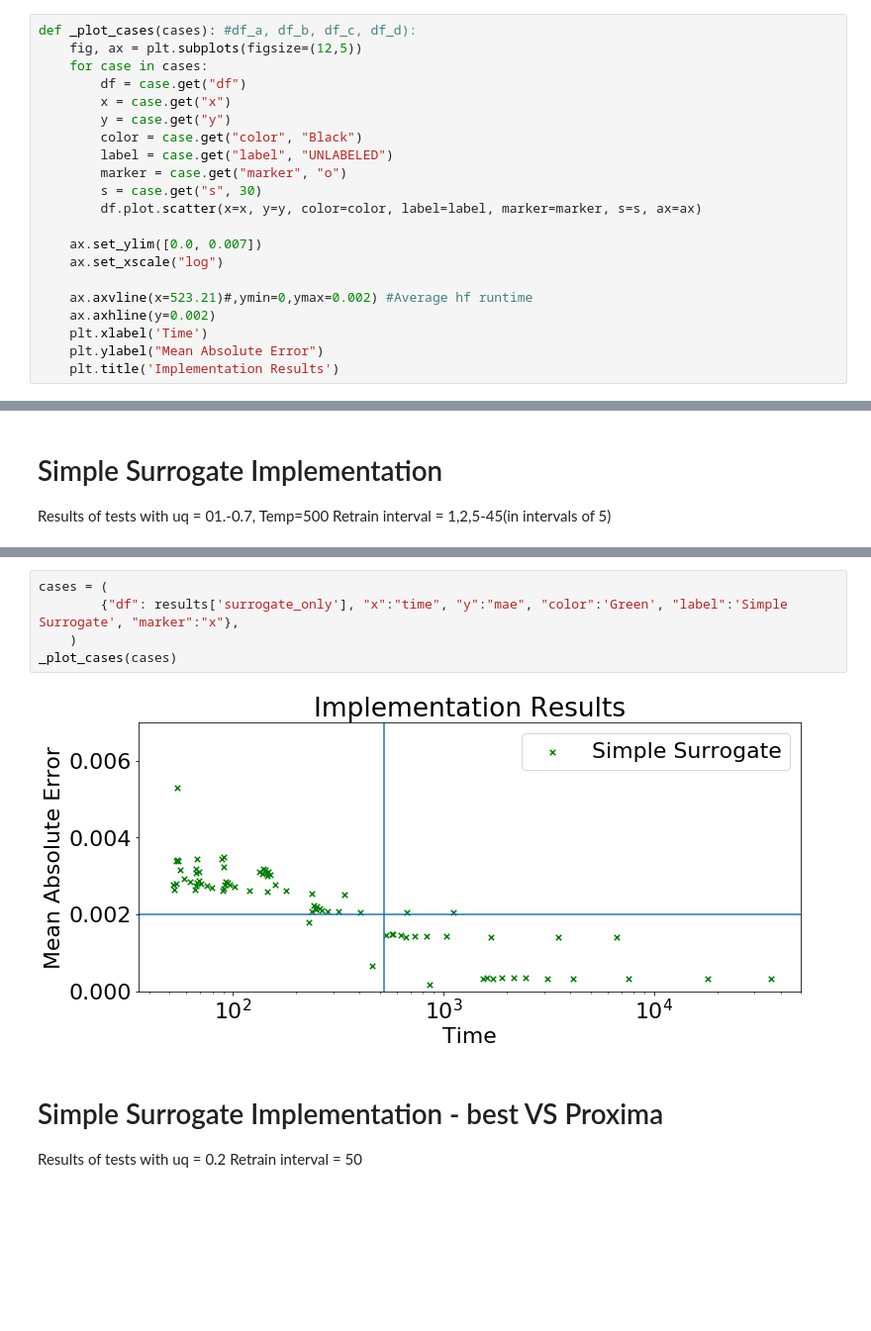
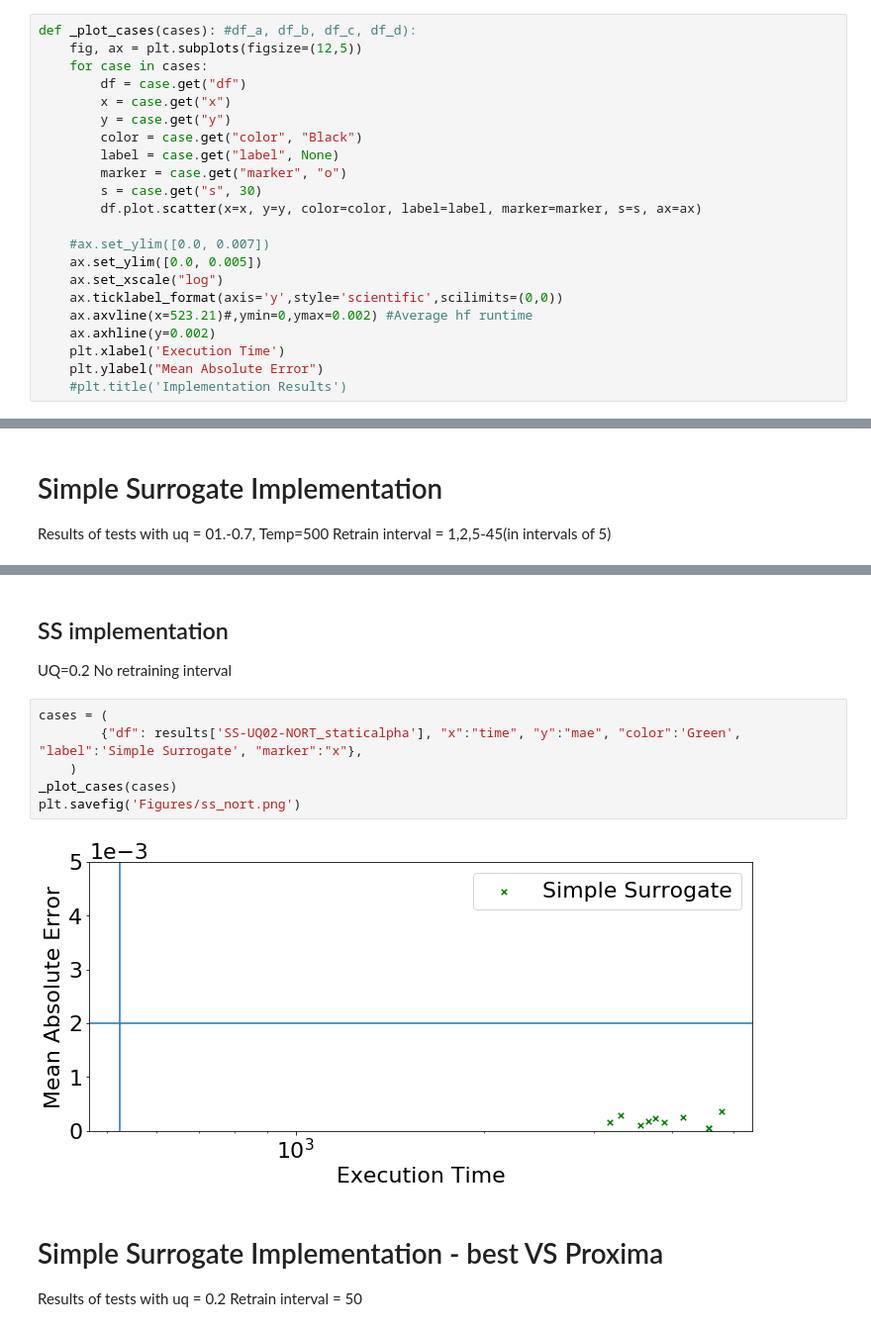
Before and after one commit to YulianaGomez/proxima_analysis, a Jupyter notebook: notebooks/Scatter_plot_method_comparison.ipynb, the cells around one changed output, grey strips where cells are left out. Shown at 99% size. Saved outputs shown, nothing was run; the diff lists cells and outputs as text; blank space fills up the shorter version.

Commit message:
updating scales, removing titles, changing titles

```diff
--- a/notebooks/Scatter_plot_method_comparison.ipynb
+++ b/notebooks/Scatter_plot_method_comparison.ipynb
@@ -58,19 +58,20 @@ def _plot_cases(cases): #df_a, df_b, df_c, df_d):
         x = case.get("x")
         y = case.get("y")
         color = case.get("color", "Black")
-        label = case.get("label", "UNLABELED")
+        label = case.get("label", None)
         marker = case.get("marker", "o")
         s = case.get("s", 30)
         df.plot.scatter(x=x, y=y, color=color, label=label, marker=marker, s=s, ax=ax)
 
-    ax.set_ylim([0.0, 0.007])
+    #ax.set_ylim([0.0, 0.007])
+    ax.set_ylim([0.0, 0.005])
     ax.set_xscale("log")
-
+    ax.ticklabel_format(axis='y',style='scientific',scilimits=(0,0))
     ax.axvline(x=523.21)#,ymin=0,ymax=0.002) #Average hf runtime
     ax.axhline(y=0.002)
-    plt.xlabel('Time')
+    plt.xlabel('Execution Time')
     plt.ylabel("Mean Absolute Error")
-    plt.title('Implementation Results')
+    #plt.title('Implementation Results')
 # %%
 results['SS-UQ02_I50']
 # %% [output]
@@ -94,10 +103,14 @@ Retrain interval = 1,2,5-45(in intervals of 5)
+# %% [markdown]
+## SS implementation
+UQ=0.2 No retraining interval
 # %%
 cases = (
-        {"df": results['surrogate_only'], "x":"time", "y":"mae", "color":'Green', "label":'Simple Surrogate', "marker":"x"},
+        {"df": results['SS-UQ02-NORT_staticalpha'], "x":"time", "y":"mae", "color":'Green', "label":'Simple Surrogate', "marker":"x"},
     )
 _plot_cases(cases)
+plt.savefig('Figures/ss_nort.png')
 # %% [output]
-[figure, old version]
+[figure, new version]
 # %% [markdown]
 # Simple Surrogate Implementation - best VS Proxima
 Results of tests with
```
Also changed, not shown: parts of 8 cells of this notebook, 1 other file.
